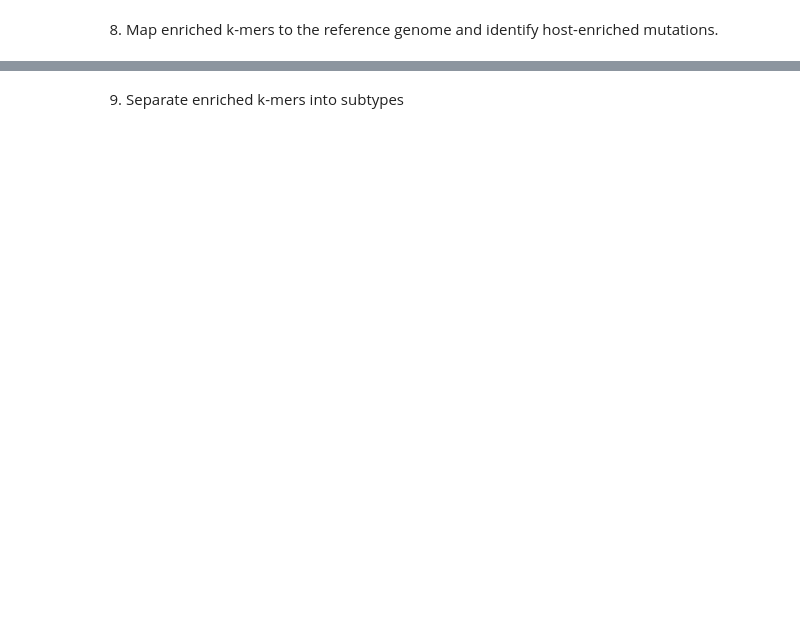
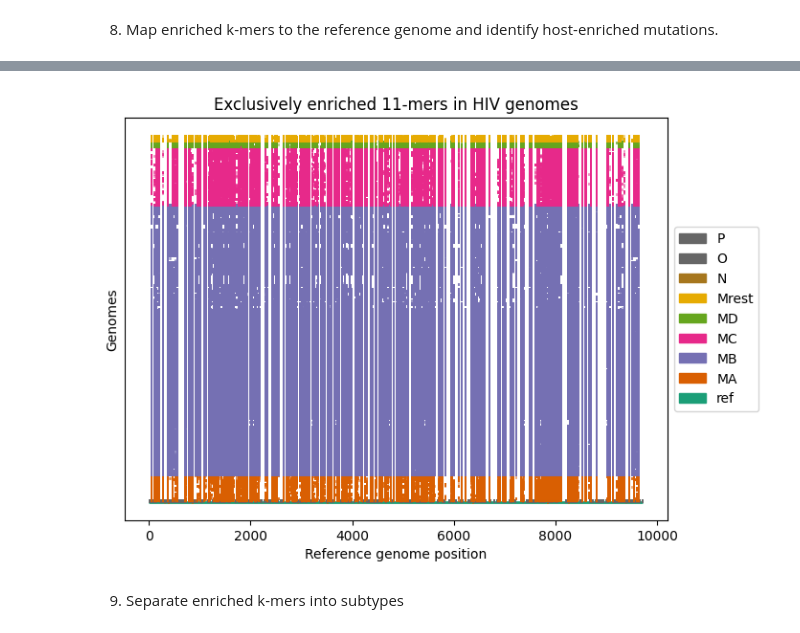
Before and after one commit to wis-janusz/PORT-EK2, a Jupyter notebook: notebooks/HIV_analysis_scenario_4.ipynb, the cells around one changed output, grey strips where cells are left out. Saved outputs shown, nothing was run; the diff lists cells and outputs as text; code cells hidden in the pictures; blank space fills up the shorter version.

```diff
--- a/notebooks/HIV_analysis_scenario_4.ipynb
+++ b/notebooks/HIV_analysis_scenario_4.ipynb
@@ -473,2 +437,31 @@ plt.savefig("../output/HIV/scenario4/all_kmer_overlay.svg", format = "svg", dpi=
+# %%
+excl_in_all = [
+    (
+        enriched_kmer_matrix.loc[
+            (enriched_kmer_matrix["exclusivity"] == "exclusive")
+            & (enriched_kmer_matrix["group"] == "nonM_enriched")
+        ].index,
+        group_sample_idx["nonM"],
+    ),
+    (
+        enriched_kmer_matrix.loc[
+            (enriched_kmer_matrix["exclusivity"] == "exclusive")
+            & (enriched_kmer_matrix["group"] == "M_enriched")
+        ].index,
+        group_sample_idx["M"],
+    ),
+]
+portek.plot_kmers_by_genome(
+    excl_in_all,
+    enriched_kmer_matrix,
+    subtype_sample_idx,
+    ref_seq,
+    title="Exclusively enriched 11-mers in HIV genomes",
+    colormap=colormaps["Dark2"],
+    save_path=f"../output/HIV/scenario4/all_{k}mer_overlay_stringent.tiff",
+    save_format="tiff"
+)
+# %% [output]
+[figure, added]
 # %% [markdown]
 9. Separate enriched k-mers into subtypes
```
Also changed, not shown: parts of 22 cells of this notebook, 1 other file.
